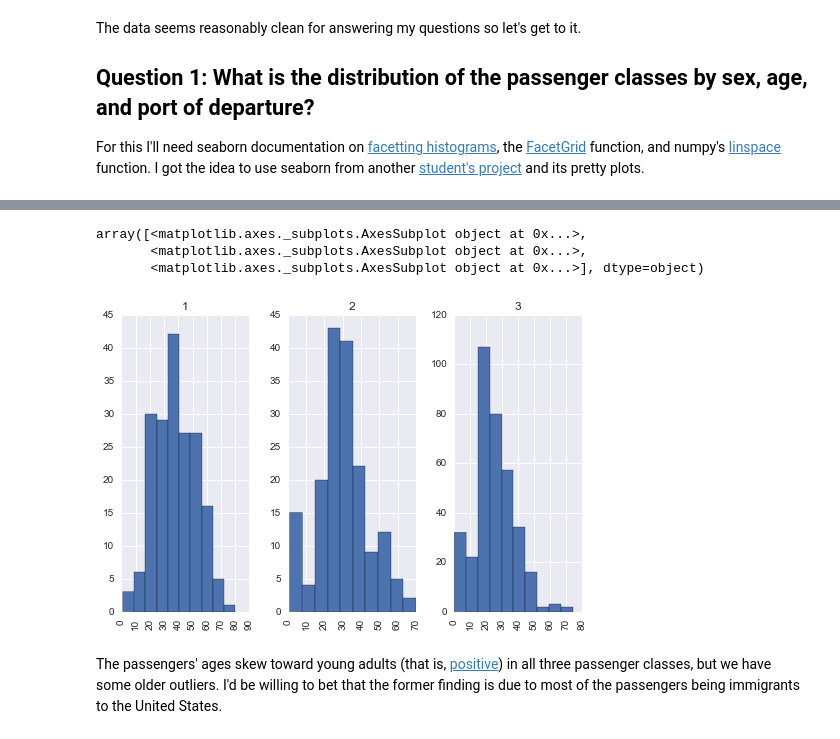
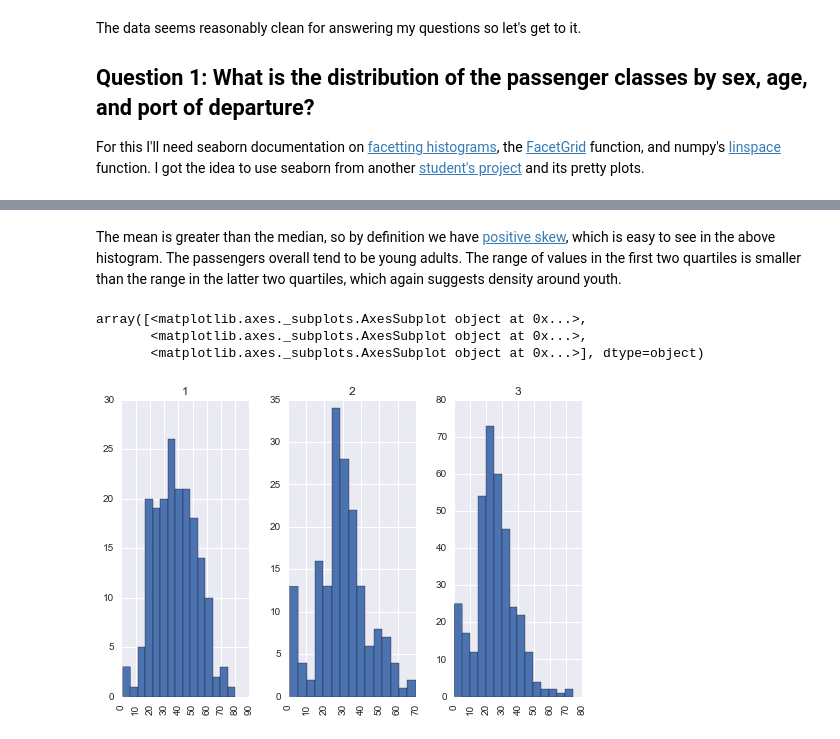
Before and after one commit to nathan-booth/DAND-project2, a Jupyter notebook: titanic.ipynb, the cells around one changed output, grey strips where cells are left out. Saved outputs shown, nothing was run; the diff lists cells and outputs as text; code cells hidden in the pictures.

```diff
--- a/titanic.ipynb
+++ b/titanic.ipynb
@@ -28,12 +27,0 @@ The observant reader may notice that a checkbox for "part of a family that is on
-# %%
-passenger_class = titanic_df['Pclass']
-passenger_sex = titanic_df['Sex']
-passenger_age = titanic_df['Age'].dropna().round()
-embarkation_port = titanic_df['Embarked'].dropna()
-titanic_df['with_family'] = (titanic_df['SibSp'] + titanic_df['Parch']) > 1
-family_member = titanic_df['with_family']
-
-# dataframe for use in calling visualization functions
-titantic_df_sans_cabin = titanic_df.drop('Cabin', axis=1)
-titanic_df_dropped_na = titantic_df_sans_cabin.dropna()
-titanic_df_dropped_na.head()
@@ -46,0 +28,6 @@ titanic_df_dropped_na.head()
+# %%
+titanic_df['family_size'] = titanic_df['SibSp'] + titanic_df['Parch']
+people_df = titanic_df[['Embarked', 'Pclass','Sex', 'family_size']]
+people_df['Age'] = titanic_df['Age'].round()
+people_df = people_df.dropna()
+people_df.head()
@@ -71,9 +87,9 @@ How does the passenger class distribution look by age? We can use pandas built-i
+# %% [markdown]
+The mean is greater than the median, so by definition we have [positive skew](https://en.wikipedia.org/wiki/Skewness), which is easy to see in the above histogram. The passengers overall tend to be young adults. The range of values in the first two quartiles is smaller than the range in the latter two quartiles, which again suggests density around youth.
 # %%
-passenger_age.hist(bins=10, by=passenger_class, layout=(1, 3))
+people_df['Age'].hist(bins=15, by=Pclass, layout=(1, 3))
 # %% [output]
 array([<matplotlib.axes._subplots.AxesSubplot object at 0x...>,
        <matplotlib.axes._subplots.AxesSubplot object at 0x...>,
        <matplotlib.axes._subplots.AxesSubplot object at 0x...>], dtype=object)
-[figure, old version]
+[figure, new version]
-# %% [markdown]
-The passengers' ages skew toward young adults (that is, [positive](http://www.cvgs.k12.va.us/digstats/main/descriptv/d_skewd.html)) in all three passenger classes, but we have some older outliers. I'd be willing to bet that the former finding is due to most of the passengers being immigrants to the United States.
```
Also changed, not shown: parts of 16 cells of this notebook.
